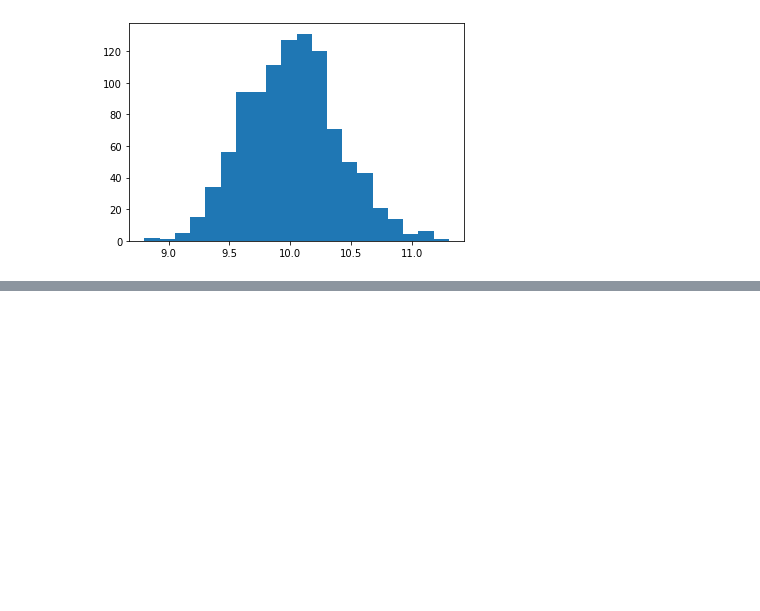
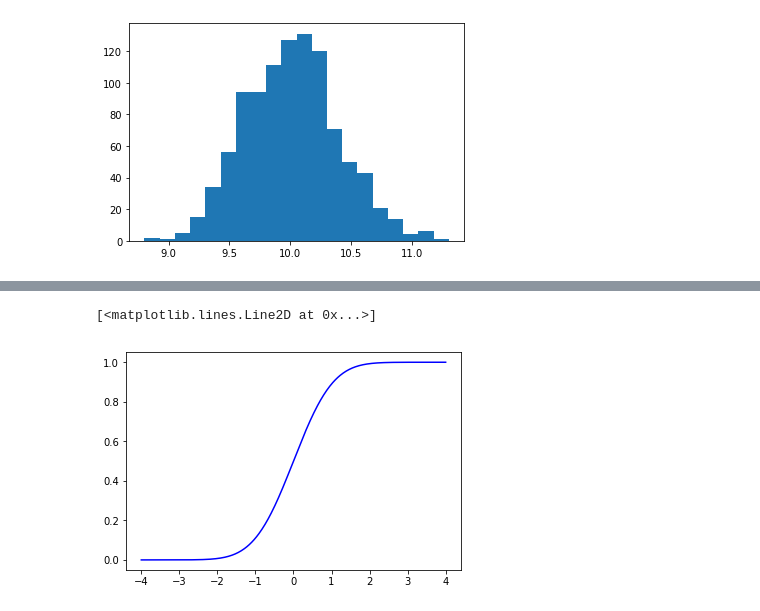
Before and after one commit to virgilpierce/MATH_351, a Jupyter notebook: Testing.ipynb, the cells around one changed output, grey strips where cells are left out. Drawn from its saved outputs; the diff is of its cells as text; code cells hidden in the pictures; blank space fills up the shorter version.

```diff
--- a/Testing.ipynb
+++ b/Testing.ipynb
@@ -58,0 +103,7 @@ plt.hist(result, bins=20);
+# %%
+xx2 = np.linspace(-4, 4, 500)
+yy2 = [FX2(xx) for xx in xx2]
+plt.plot(xx2, yy2, 'b-')
+# %% [output]
+[<matplotlib.lines.Line2D at 0x...>]
+[figure, added]
```
Also changed, not shown: parts of 26 cells of this notebook.
